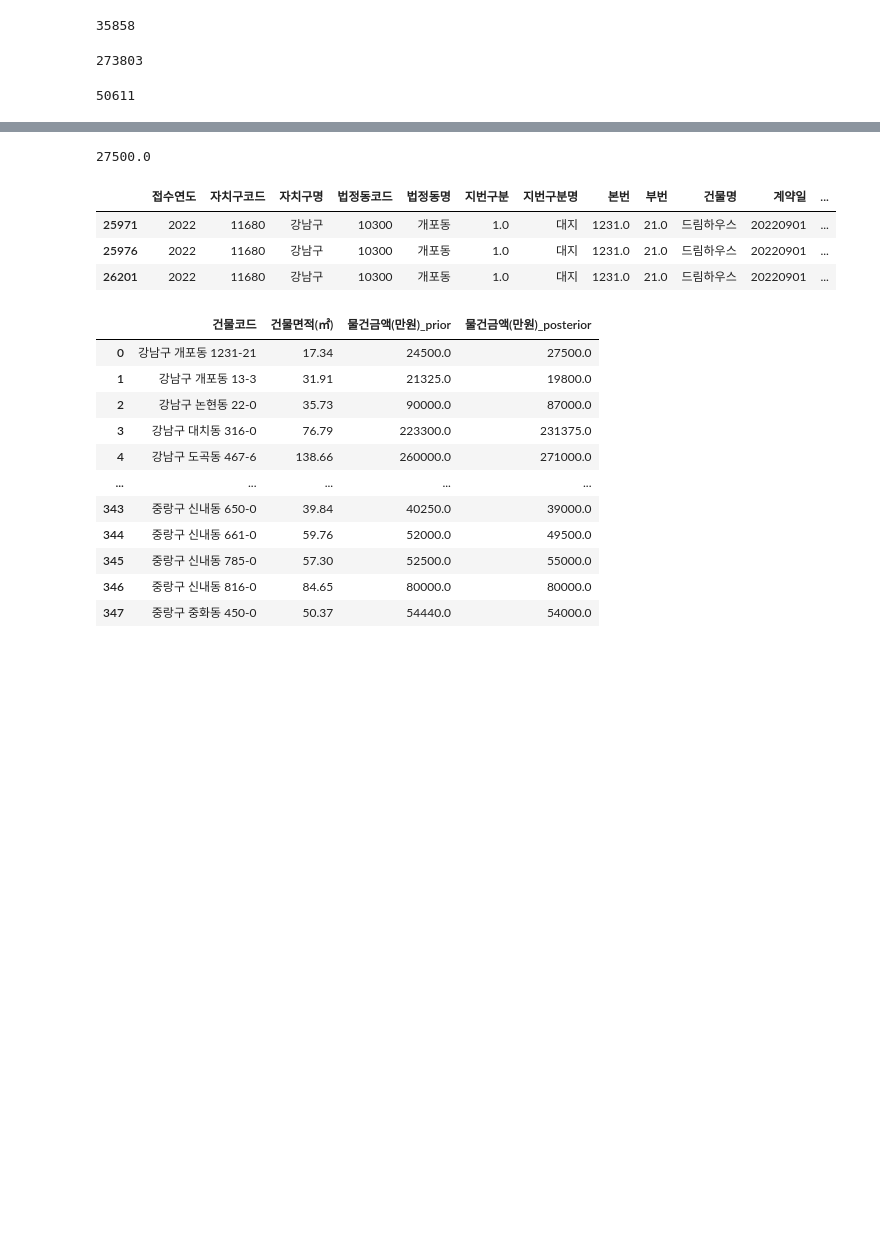
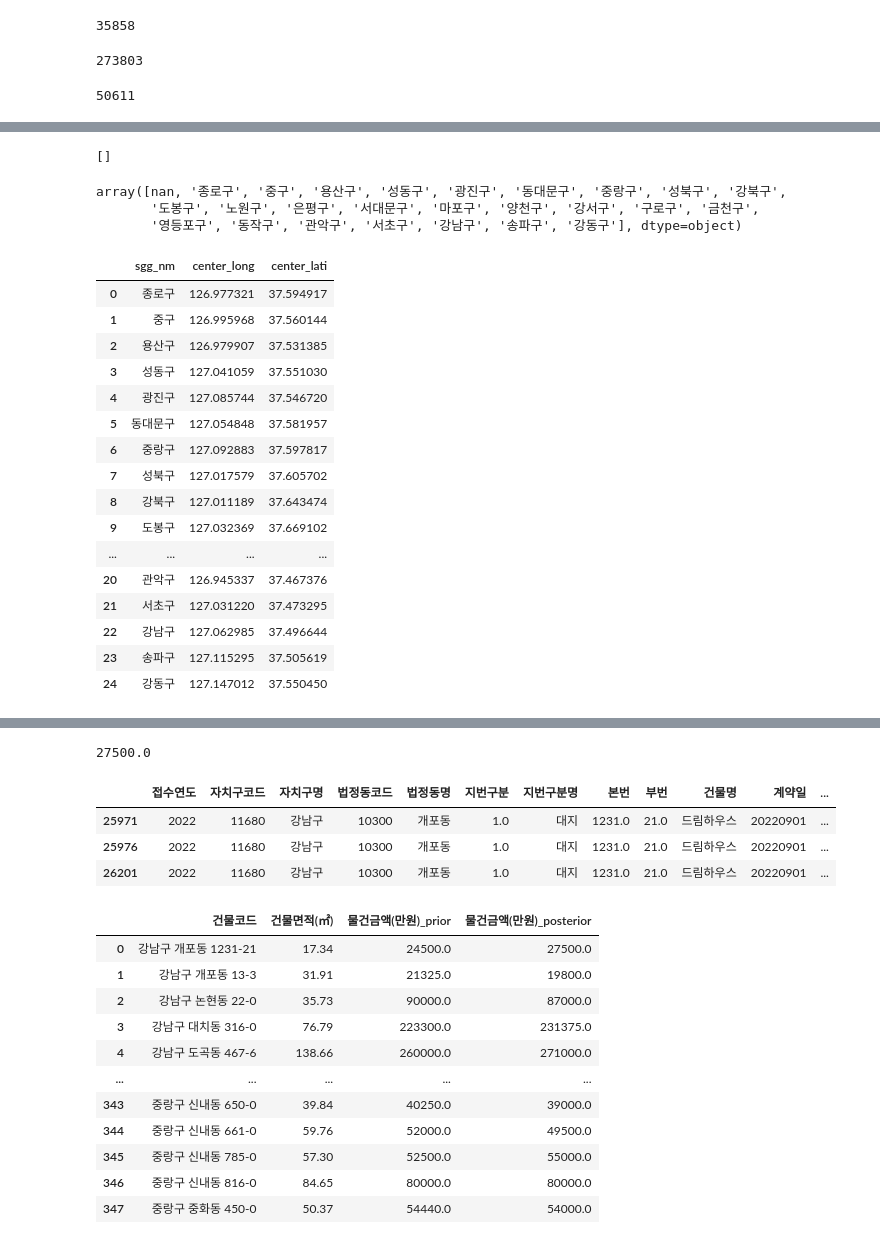
Before and after one commit to parkeunsang/toy_projects, a Jupyter notebook: house/preprocess.ipynb, the cells around one changed output, grey strips where cells are left out. Cells and saved outputs as stored; diff of their text form; code cells hidden in the pictures; blank space fills up the shorter version.

```diff
--- a/house/preprocess.ipynb
+++ b/house/preprocess.ipynb
@@ -101,2 +215,39 @@ df_target = df[(df['계약일'] >= target_from_date) & (df['계약일'] < target
+# %%
+loc_df = pd.read_csv('data/bjd_info_except_boundary.csv', encoding='euc-kr')
+# %%
+loc_df = loc_df[loc_df['sd_nm'] == '서울특별시']
+# %%
+[x for x in df['자치구명'].unique() if x not in loc_df['sgg_nm'].unique()]
+# %% [output]
+[]
+# %%
+loc_df['sgg_nm'].unique()
+# %% [output]
+array([nan, '종로구', '중구', '용산구', '성동구', '광진구', '동대문구', '중랑구', '성북구', '강북구',
+       '도봉구', '노원구', '은평구', '서대문구', '마포구', '양천구', '강서구', '구로구', '금천구',
+       '영등포구', '동작구', '관악구', '서초구', '강남구', '송파구', '강동구'], dtype=object)
+# %%
+loc_df = loc_df[(~loc_df['sgg_nm'].isna()) &
+                (loc_df['emd_nm'].isna())][['sgg_nm', 'center_long', 'center_lati']].reset_index(drop=True)
+# %%
+loc_df
+# %% [output]
+|  | sgg_nm | center_long | center_lati |
+| 0 | 종로구 | 126.977321 | 37.594917 |
+| 1 | 중구 | 126.995968 | 37.560144 |
+| 2 | 용산구 | 126.979907 | 37.531385 |
+| 3 | 성동구 | 127.041059 | 37.551030 |
+| 4 | 광진구 | 127.085744 | 37.546720 |
+| 5 | 동대문구 | 127.054848 | 37.581957 |
+| 6 | 중랑구 | 127.092883 | 37.597817 |
+| 7 | 성북구 | 127.017579 | 37.605702 |
+| 8 | 강북구 | 127.011189 | 37.643474 |
+| 9 | 도봉구 | 127.032369 | 37.669102 |
+| ... | ... | ... | ... |
+| 20 | 관악구 | 126.945337 | 37.467376 |
+| 21 | 서초구 | 127.031220 | 37.473295 |
+| 22 | 강남구 | 127.062985 | 37.496644 |
+| 23 | 송파구 | 127.115295 | 37.505619 |
+| 24 | 강동구 | 127.147012 | 37.550450 |
 # %%
 target_building_data = df_target.groupby('건물코드').mean()['물건금액(만원)'].to_dict()
```
Also changed, not shown: parts of 25 cells of this notebook, 2 other files.
